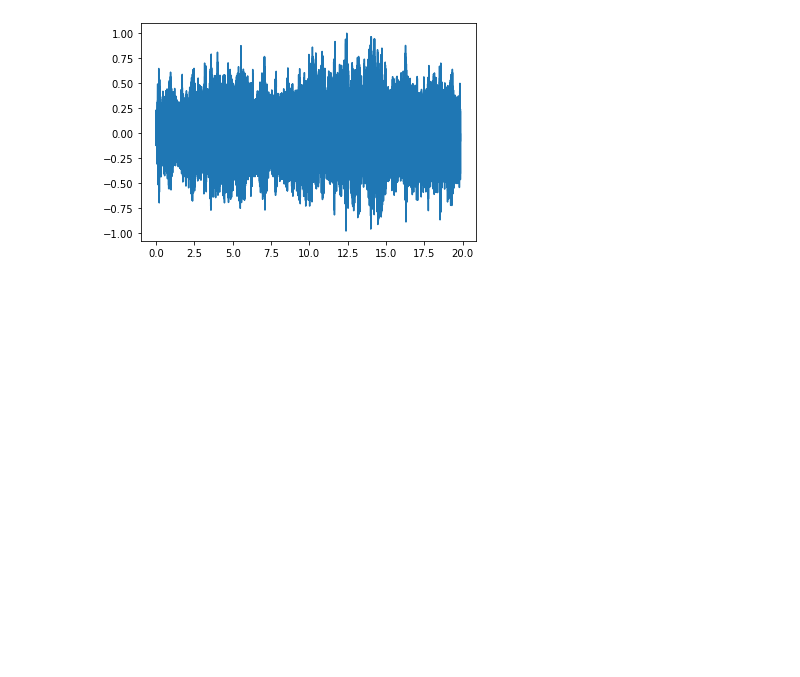
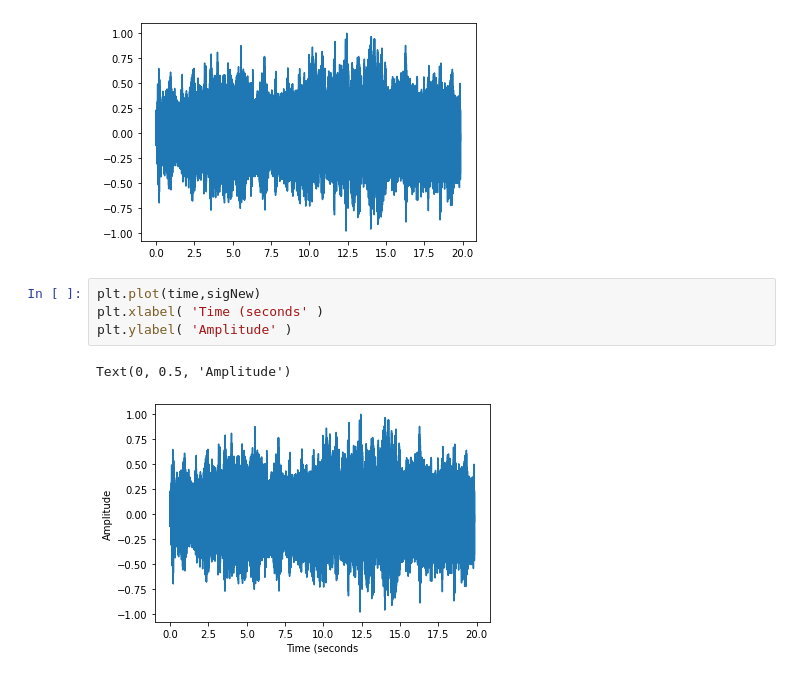
Before and after one commit to Tyisthecode/ICM-2023-Cohen, a Jupyter notebook: Class4lab.ipynb, the cells around one changed output. Drawn from its saved outputs; the diff is of its cells as text; blank space fills up the shorter version.

```diff
--- a/Class4lab.ipynb
+++ b/Class4lab.ipynb
@@ -38,3 +38,10 @@ plt.plot(time,sigNew)
 # %% [output]
 [<matplotlib.lines.Line2D at 0x...>]
 [figure]
+# %%
+plt.plot(time,sigNew)
+plt.xlabel( 'Time (seconds' )
+plt.ylabel( 'Amplitude' )
+# %% [output]
+Text(0, 0.5, 'Amplitude')
+[figure, added]
```
Also changed, not shown: parts of 2 cells of this notebook.
